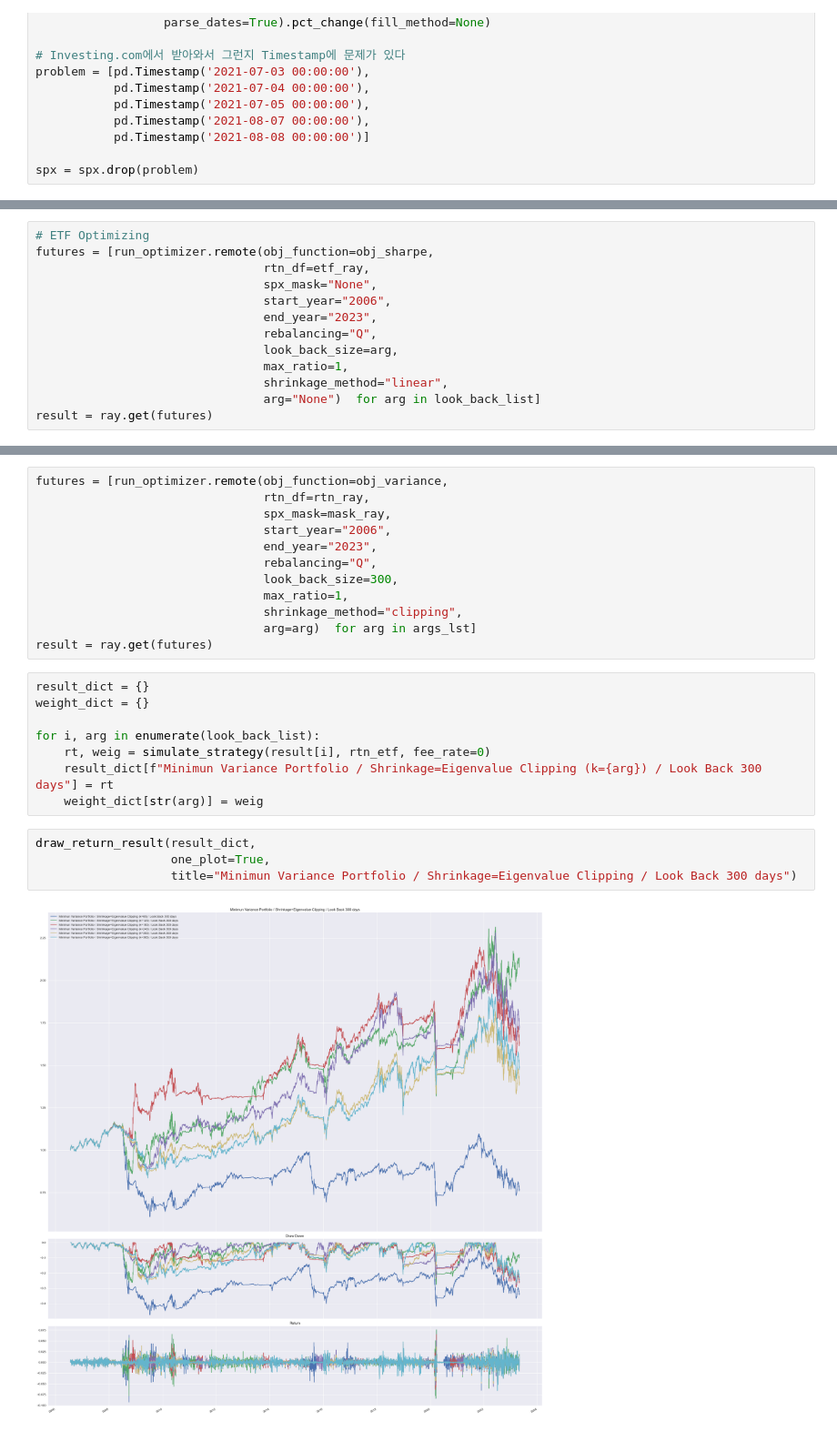
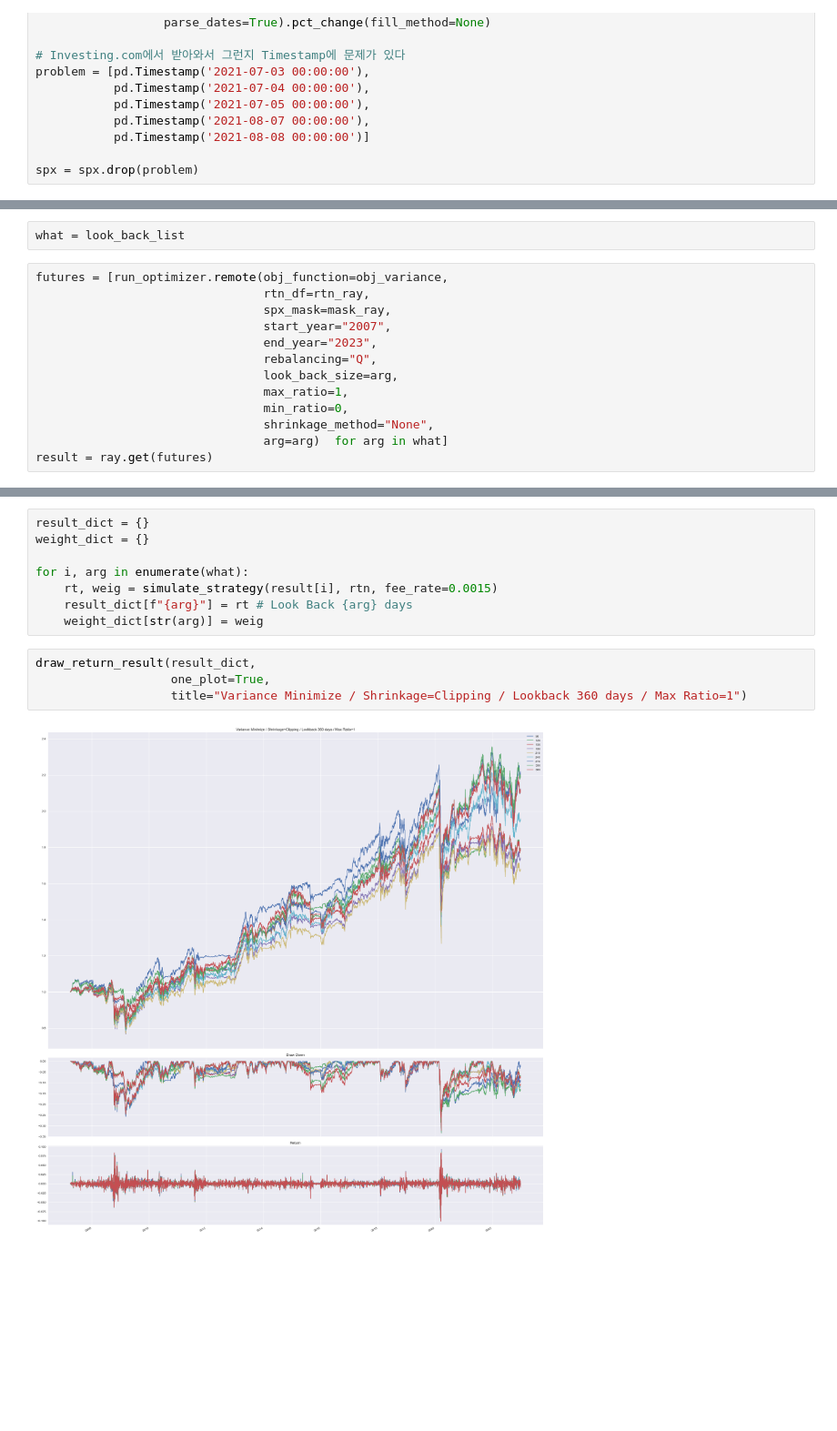
Before and after one commit to Je-Hyeon/Portfolio-Optimization-2023-FR-Project-, a Jupyter notebook: optimize_pf.ipynb, the cells around one changed output, grey strips where cells are left out. Shown at 91% size. Saved outputs shown, nothing was run; the diff lists cells and outputs as text; blank space fills up the shorter version.

```diff
--- a/optimize_pf.ipynb
+++ b/optimize_pf.ipynb
@@ -56,13 +51,15 @@ args_lst = [0.1, 1, 3, 5, 10, 20]
+# %%
+what = look_back_list
 # %%
-# ETF Optimizing
-futures = [run_optimizer.remote(obj_function=obj_sharpe,
-                                rtn_df=etf_ray,
-                                spx_mask="None",
-                                start_year="2006",
+futures = [run_optimizer.remote(obj_function=obj_variance,
+                                rtn_df=rtn_ray,
+                                spx_mask=mask_ray,
+                                start_year="2007",
                                 end_year="2023",
                                 rebalancing="Q",
                                 look_back_size=arg,
                                 max_ratio=1,
-                                shrinkage_method="linear",
-                                arg="None")  for arg in look_back_list]
+                                min_ratio=0,
+                                shrinkage_method="None",
+                                arg=arg)  for arg in what]
 result = ray.get(futures)
@@ -91,28 +66,16 @@ numpy.core._exceptions._UFuncNoLoopError: ufunc 'multiply' did not contain a loo
-# %%
-futures = [run_optimizer.remote(obj_function=obj_variance,
-                                rtn_df=rtn_ray,
-                                spx_mask=mask_ray,
-                                start_year="2006",
-                                end_year="2023",
-                                rebalancing="Q",
-                                look_back_size=300,
-                                max_ratio=1,
-                                shrinkage_method="clipping",
-                                arg=arg)  for arg in args_lst]
-result = ray.get(futures)
 # %%
 result_dict = {}
 weight_dict = {}
 
-for i, arg in enumerate(look_back_list):
-    rt, weig = simulate_strategy(result[i], rtn_etf, fee_rate=0)
-    result_dict[f"Minimun Variance Portfolio / Shrinkage=Eigenvalue Clipping (k={arg}) / Look Back 300 days"] = rt
+for i, arg in enumerate(what):
+    rt, weig = simulate_strategy(result[i], rtn, fee_rate=0.0015)
+    result_dict[f"{arg}"] = rt # Look Back {arg} days
     weight_dict[str(arg)] = weig
 # %%
 draw_return_result(result_dict,
                    one_plot=True,
-                   title="Minimun Variance Portfolio / Shrinkage=Eigenvalue Clipping / Look Back 300 days")
+                   title="Variance Minimize / Shrinkage=Clipping / Lookback 360 days / Max Ratio=1")
 # %% [output]
-[figure, old version]
+[figure, new version]
 # %%
 stats = print_statistics(result_dict)
```
Also changed, not shown: parts of 16 cells of this notebook, 18 other files.
